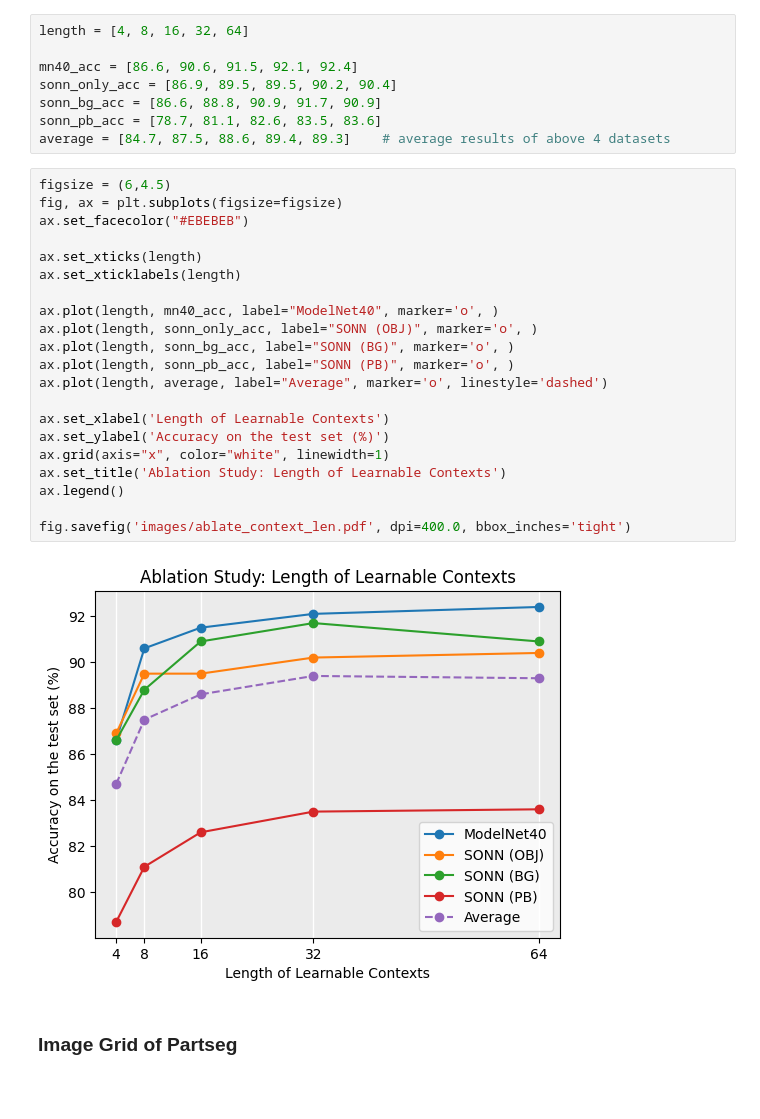
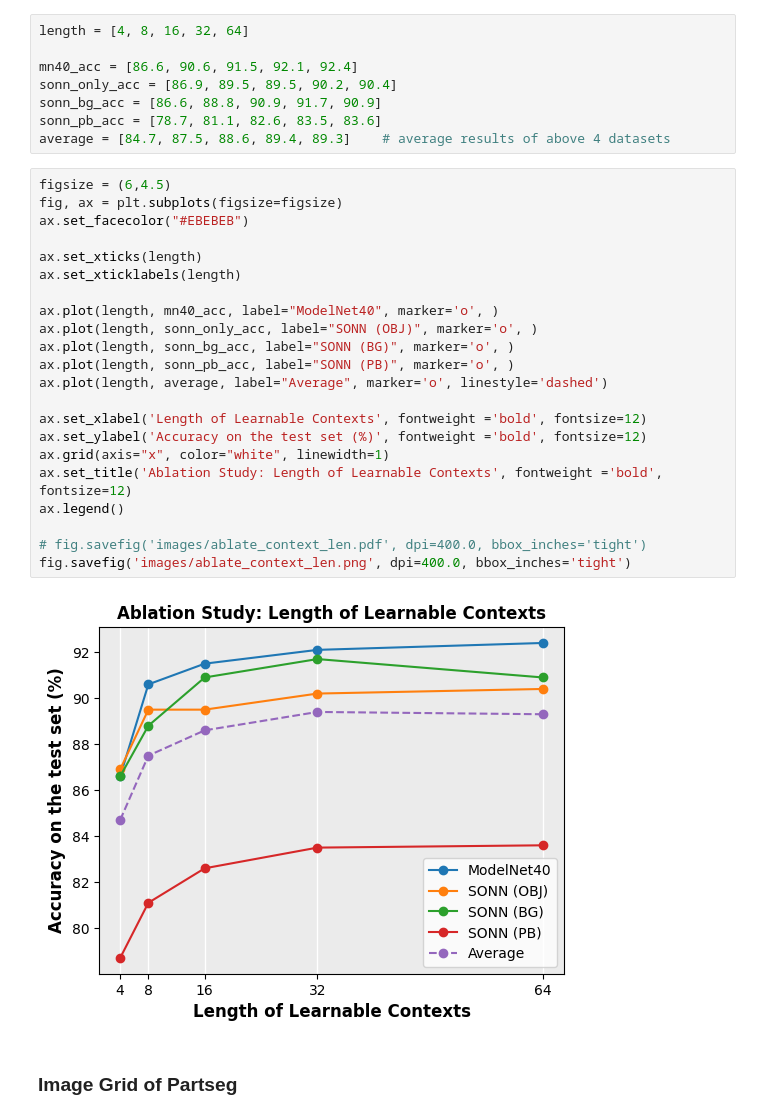
Before and after one commit to auniquesun/PPT, a Jupyter notebook: notebook/visualize.ipynb, the cells around one changed output. Saved outputs shown, nothing was run; the diff lists cells and outputs as text; blank space fills up the shorter version.

Commit message:
modify fontweight and fontsize of figure title and xylabel

```diff
--- a/notebook/visualize.ipynb
+++ b/notebook/visualize.ipynb
@@ -169,26 +235,27 @@ average = [84.7, 87.5, 88.6, 89.4, 89.3]    # average results of above 4 dataset
 # %%
 figsize = (6,4.5)
 fig, ax = plt.subplots(figsize=figsize)
 ax.set_facecolor("#EBEBEB")
 
 ax.set_xticks(length)
 ax.set_xticklabels(length)
 
 ax.plot(length, mn40_acc, label="ModelNet40", marker='o', )
 ax.plot(length, sonn_only_acc, label="SONN (OBJ)", marker='o', )
 ax.plot(length, sonn_bg_acc, label="SONN (BG)", marker='o', )
 ax.plot(length, sonn_pb_acc, label="SONN (PB)", marker='o', )
 ax.plot(length, average, label="Average", marker='o', linestyle='dashed')
 
-ax.set_xlabel('Length of Learnable Contexts')
-ax.set_ylabel('Accuracy on the test set (%)')
+ax.set_xlabel('Length of Learnable Contexts', fontweight ='bold', fontsize=12)
+ax.set_ylabel('Accuracy on the test set (%)', fontweight ='bold', fontsize=12)
 ax.grid(axis="x", color="white", linewidth=1)
-ax.set_title('Ablation Study: Length of Learnable Contexts')
+ax.set_title('Ablation Study: Length of Learnable Contexts', fontweight ='bold', fontsize=12)
 ax.legend()
 
-fig.savefig('images/ablate_context_len.pdf', dpi=400.0, bbox_inches='tight')
+# fig.savefig('images/ablate_context_len.pdf', dpi=400.0, bbox_inches='tight')
+fig.savefig('images/ablate_context_len.png', dpi=400.0, bbox_inches='tight')
 # %% [output]
-[figure, old version]
+[figure, new version]
 # %% [markdown]
 ### Image Grid of Partseg
 # %%
```
Also changed, not shown: parts of 18 cells of this notebook, 5 other files.
